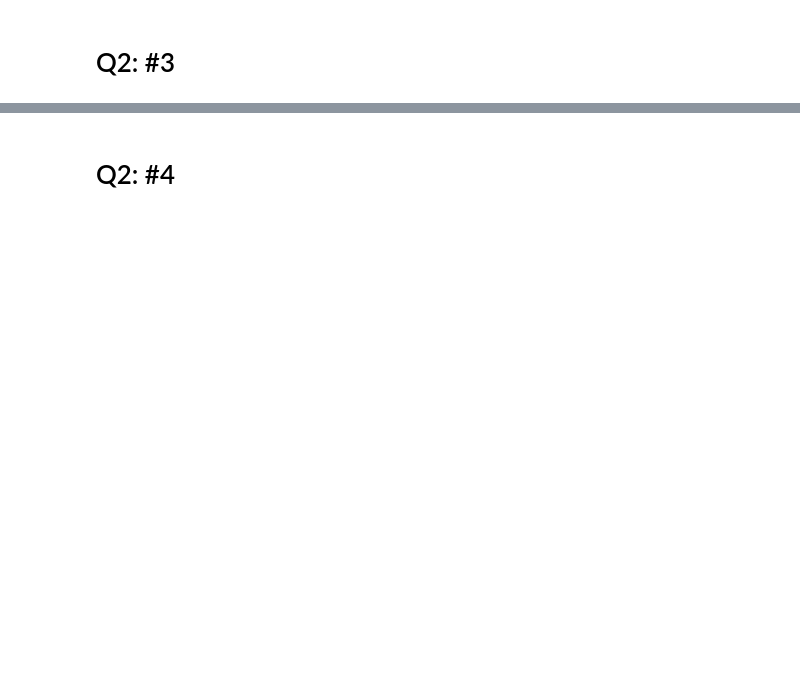
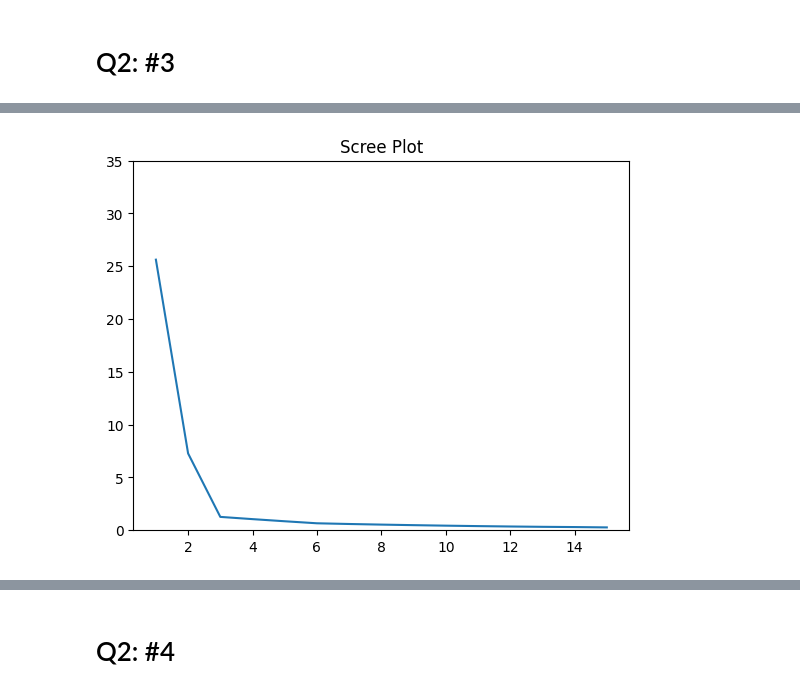
Before and after one commit to Catherine-Nguyen88/kmc, a Jupyter notebook: assignment_kmc.ipynb, the cells around one changed output, grey strips where cells are left out. Saved outputs shown, nothing was run; the diff lists cells and outputs as text; code cells hidden in the pictures; blank space fills up the shorter version.

```diff
--- a/assignment_kmc.ipynb
+++ b/assignment_kmc.ipynb
@@ -344,0 +374,5 @@ As noice increases from0.125 to 2,0, dispersion of datapoints increases and visu
+# %%
+graph25 = scree(data = df0_25)
+graph25
+# %% [output]
+[figure, added]
```
Also changed, not shown: parts of 14 cells of this notebook.
